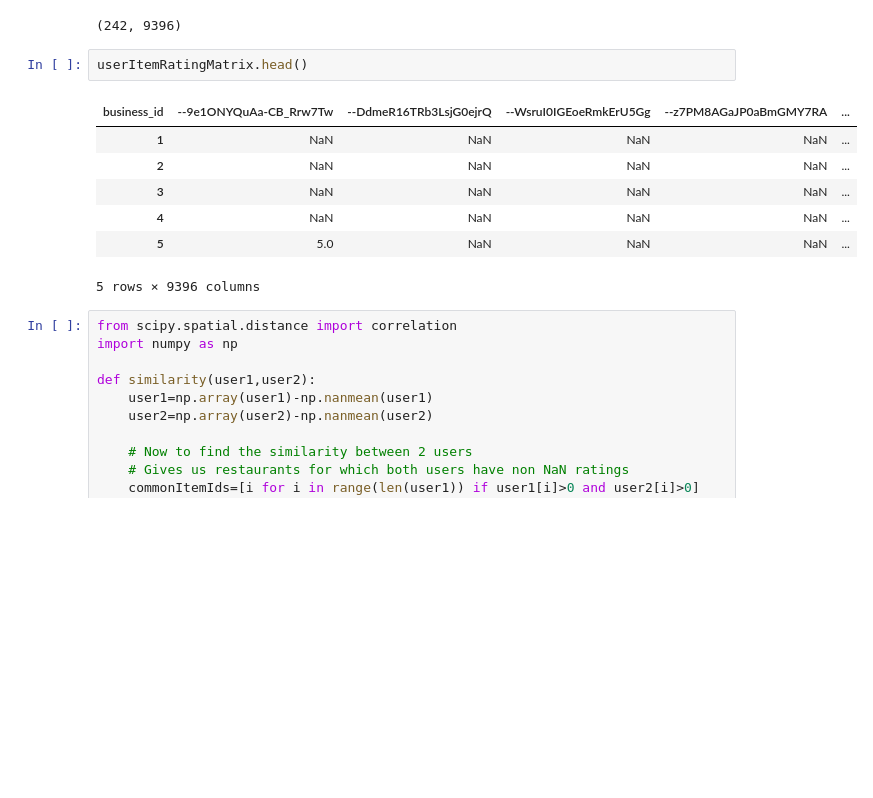
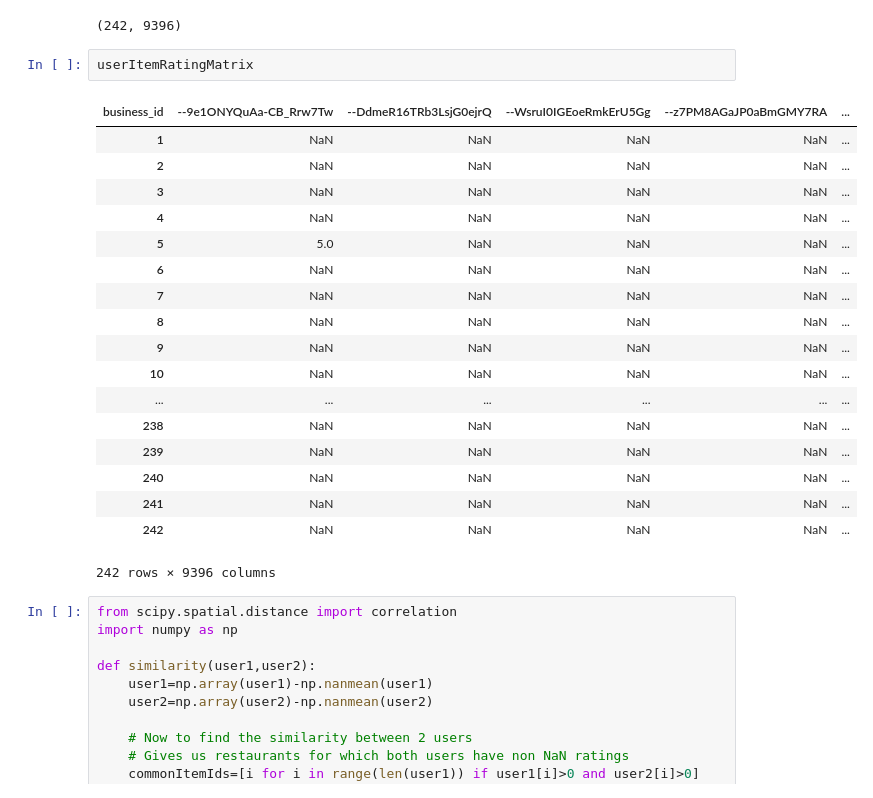
Before and after one commit to toriqyan/IR_project, a Jupyter notebook: User_Collaborative_Filtering.ipynb, the cells around one changed output. Cells and saved outputs as stored; diff of their text form; blank space fills up the shorter version.

```diff
--- a/User_Collaborative_Filtering.ipynb
+++ b/User_Collaborative_Filtering.ipynb
@@ -147,15 +147,26 @@ numBusiness=len(userItemRatingMatrix.columns)
 # %% [output]
 (242, 9396)
 # %%
-userItemRatingMatrix.head()
+userItemRatingMatrix
 # %% [output]
 | business_id | --9e1ONYQuAa-CB_Rrw7Tw | --DdmeR16TRb3LsjG0ejrQ | --WsruI0IGEoeRmkErU5Gg | --z7PM8AGaJP0aBmGMY7RA | ... |
 | 1 | NaN | NaN | NaN | NaN | ... |
 | 2 | NaN | NaN | NaN | NaN | ... |
 | 3 | NaN | NaN | NaN | NaN | ... |
 | 4 | NaN | NaN | NaN | NaN | ... |
 | 5 | 5.0 | NaN | NaN | NaN | ... |
+| 6 | NaN | NaN | NaN | NaN | ... |
+| 7 | NaN | NaN | NaN | NaN | ... |
+| 8 | NaN | NaN | NaN | NaN | ... |
+| 9 | NaN | NaN | NaN | NaN | ... |
+| 10 | NaN | NaN | NaN | NaN | ... |
+| ... | ... | ... | ... | ... | ... |
+| 238 | NaN | NaN | NaN | NaN | ... |
+| 239 | NaN | NaN | NaN | NaN | ... |
+| 240 | NaN | NaN | NaN | NaN | ... |
+| 241 | NaN | NaN | NaN | NaN | ... |
+| 242 | NaN | NaN | NaN | NaN | ... |
-5 rows × 9396 columns
+242 rows × 9396 columns
 # %%
 from scipy.spatial.distance import correlation
 import numpy as np
```
Also changed, not shown: parts of 8 cells of this notebook.
